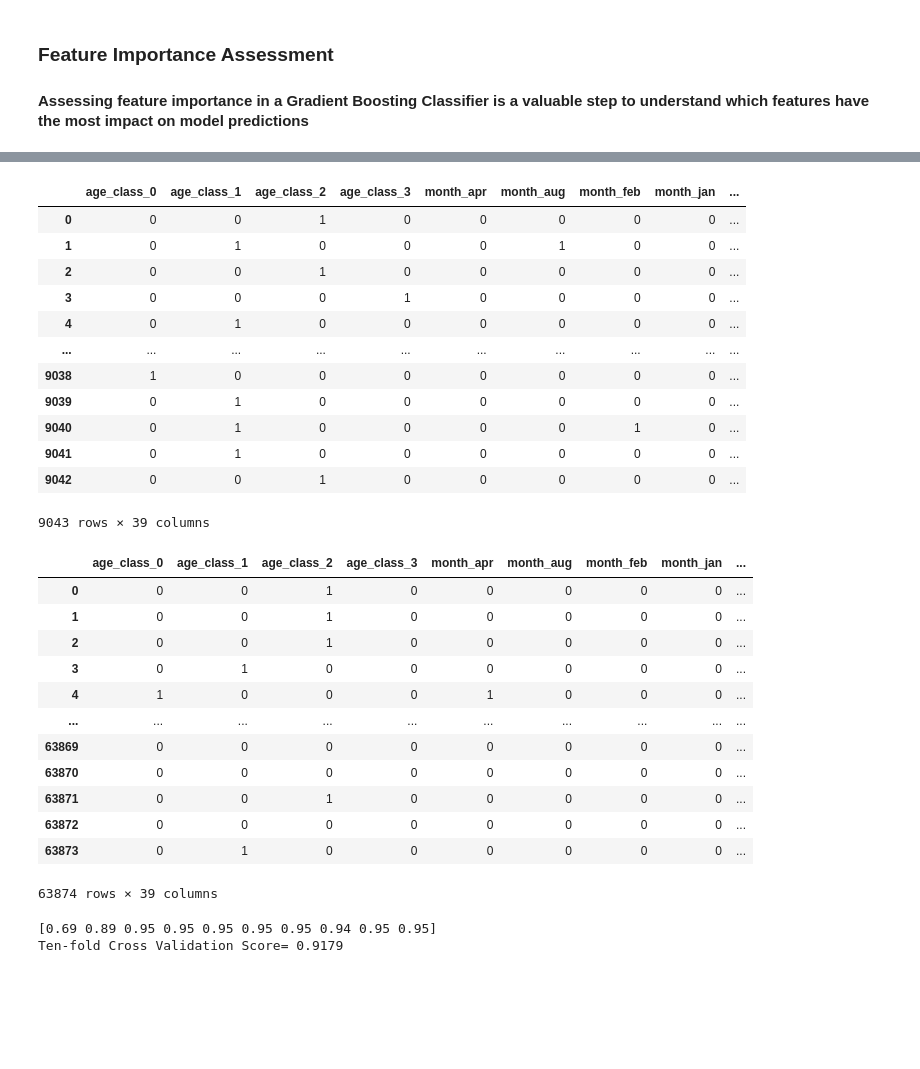
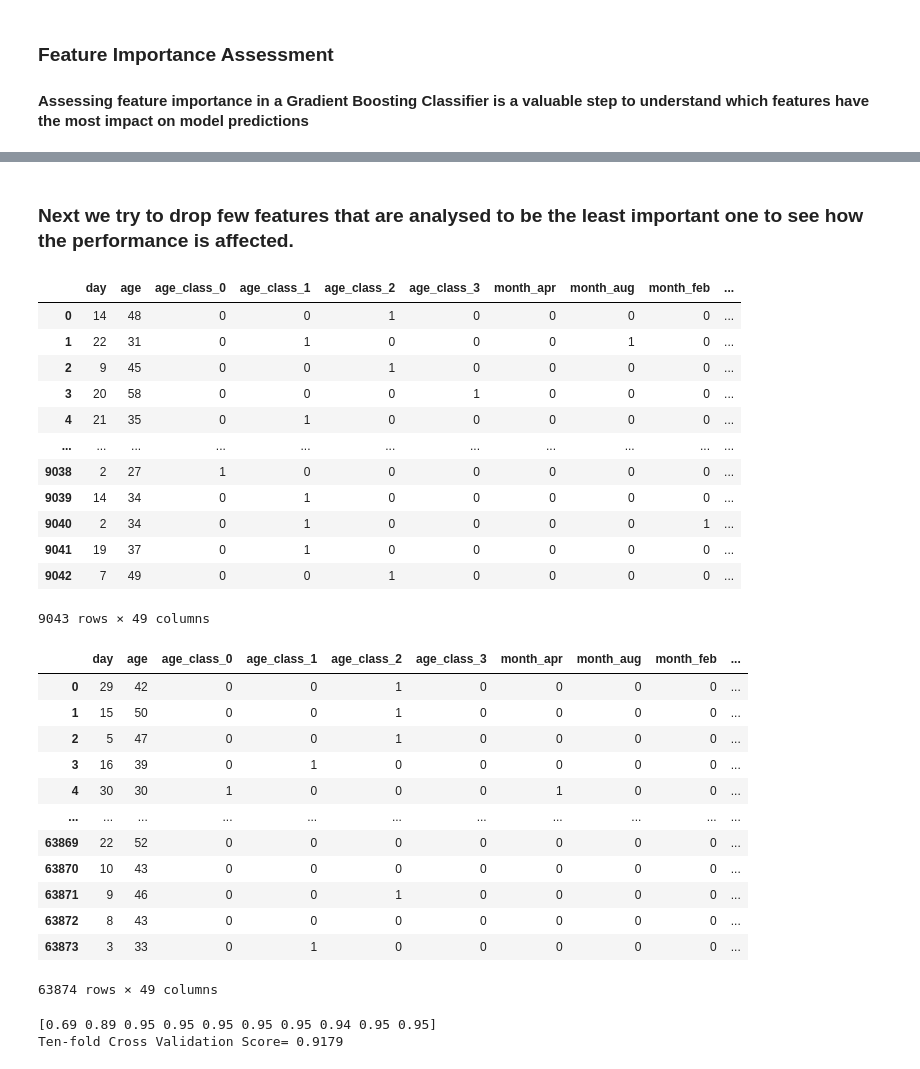
Before and after one commit to SamXu1018/DSA5101-Project, a Jupyter notebook: Ensemble_Method_model_v3.ipynb, the cells around one changed output, grey strips where cells are left out. Cells and saved outputs as stored; diff of their text form; code cells hidden in the pictures; blank space fills up the shorter version.

```diff
--- a/Ensemble_Method_model_v3.ipynb
+++ b/Ensemble_Method_model_v3.ipynb
@@ -184,38 +173,40 @@ array([ 7, 10, 41, 35,  6, 37, 19, 33, 29, 32, 42, 30, 20,  0,  1, 15, 50,
        22, 23, 48], dtype=int64)
+# %% [markdown]
+### Next we try to drop few features that are analysed to be the least important one to see how the performance is affected.
 # %%
 x_test_FIA = x_test
-x_test_FIA.drop(x_test_FIA.columns[[7, 10, 41, 35,  6, 37, 19, 33, 29, 32, 42, 30, 20,  0,  1]],axis=1)
+x_test_FIA.drop(x_test_FIA.columns[[7, 10, 41, 35,  6]],axis=1)
 # %% [output]
-|  | age_class_0 | age_class_1 | age_class_2 | age_class_3 | month_apr | month_aug | month_feb | month_jan | ... |
-| 0 | 0 | 0 | 1 | 0 | 0 | 0 | 0 | 0 | ... |
-| 1 | 0 | 1 | 0 | 0 | 0 | 1 | 0 | 0 | ... |
-| 2 | 0 | 0 | 1 | 0 | 0 | 0 | 0 | 0 | ... |
-| 3 | 0 | 0 | 0 | 1 | 0 | 0 | 0 | 0 | ... |
-| 4 | 0 | 1 | 0 | 0 | 0 | 0 | 0 | 0 | ... |
-| ... | ... | ... | ... | ... | ... | ... | ... | ... | ... |
-| 9038 | 1 | 0 | 0 | 0 | 0 | 0 | 0 | 0 | ... |
-| 9039 | 0 | 1 | 0 | 0 | 0 | 0 | 0 | 0 | ... |
-| 9040 | 0 | 1 | 0 | 0 | 0 | 0 | 1 | 0 | ... |
-| 9041 | 0 | 1 | 0 | 0 | 0 | 0 | 0 | 0 | ... |
-| 9042 | 0 | 0 | 1 | 0 | 0 | 0 | 0 | 0 | ... |
+|  | day | age | age_class_0 | age_class_1 | age_class_2 | age_class_3 | month_apr | month_aug | month_feb | ... |
+| 0 | 14 | 48 | 0 | 0 | 1 | 0 | 0 | 0 | 0 | ... |
+| 1 | 22 | 31 | 0 | 1 | 0 | 0 | 0 | 1 | 0 | ... |
+| 2 | 9 | 45 | 0 | 0 | 1 | 0 | 0 | 0 | 0 | ... |
+| 3 | 20 | 58 | 0 | 0 | 0 | 1 | 0 | 0 | 0 | ... |
+| 4 | 21 | 35 | 0 | 1 | 0 | 0 | 0 | 0 | 0 | ... |
+| ... | ... | ... | ... | ... | ... | ... | ... | ... | ... | ... |
+| 9038 | 2 | 27 | 1 | 0 | 0 | 0 | 0 | 0 | 0 | ... |
+| 9039 | 14 | 34 | 0 | 1 | 0 | 0 | 0 | 0 | 0 | ... |
+| 9040 | 2 | 34 | 0 | 1 | 0 | 0 | 0 | 0 | 1 | ... |
+| 9041 | 19 | 37 | 0 | 1 | 0 | 0 | 0 | 0 | 0 | ... |
+| 9042 | 7 | 49 | 0 | 0 | 1 | 0 | 0 | 0 | 0 | ... |
-9043 rows × 39 columns
+9043 rows × 49 columns
 # %%
 x_train_FIA = x_train
-x_train_FIA.drop(x_train_FIA.columns[[7, 10, 41, 35,  6, 37, 19, 33, 29, 32, 42, 30, 20,  0,  1]],axis=1)
+x_train_FIA.drop(x_train_FIA.columns[[7, 10, 41, 35,  6]],axis=1)
 # %% [output]
-|  | age_class_0 | age_class_1 | age_class_2 | age_class_3 | month_apr | month_aug | month_feb | month_jan | ... |
-| 0 | 0 | 0 | 1 | 0 | 0 | 0 | 0 | 0 | ... |
-| 1 | 0 | 0 | 1 | 0 | 0 | 0 | 0 | 0 | ... |
-| 2 | 0 | 0 | 1 | 0 | 0 | 0 | 0 | 0 | ... |
-| 3 | 0 | 1 | 0 | 0 | 0 | 0 | 0 | 0 | ... |
-| 4 | 1 | 0 | 0 | 0 | 1 | 0 | 0 | 0 | ... |
-| ... | ... | ... | ... | ... | ... | ... | ... | ... | ... |
-| 63869 | 0 | 0 | 0 | 0 | 0 | 0 | 0 | 0 | ... |
-| 63870 | 0 | 0 | 0 | 0 | 0 | 0 | 0 | 0 | ... |
-| 63871 | 0 | 0 | 1 | 0 | 0 | 0 | 0 | 0 | ... |
-| 63872 | 0 | 0 | 0 | 0 | 0 | 0 | 0 | 0 | ... |
-| 63873 | 0 | 1 | 0 | 0 | 0 | 0 | 0 | 0 | ... |
+|  | day | age | age_class_0 | age_class_1 | age_class_2 | age_class_3 | month_apr | month_aug | month_feb | ... |
+| 0 | 29 | 42 | 0 | 0 | 1 | 0 | 0 | 0 | 0 | ... |
+| 1 | 15 | 50 | 0 | 0 | 1 | 0 | 0 | 0 | 0 | ... |
+| 2 | 5 | 47 | 0 | 0 | 1 | 0 | 0 | 0 | 0 | ... |
+| 3 | 16 | 39 | 0 | 1 | 0 | 0 | 0 | 0 | 0 | ... |
+| 4 | 30 | 30 | 1 | 0 | 0 | 0 | 1 | 0 | 0 | ... |
+| ... | ... | ... | ... | ... | ... | ... | ... | ... | ... | ... |
+| 63869 | 22 | 52 | 0 | 0 | 0 | 0 | 0 | 0 | 0 | ... |
+| 63870 | 10 | 43 | 0 | 0 | 0 | 0 | 0 | 0 | 0 | ... |
+| 63871 | 9 | 46 | 0 | 0 | 1 | 0 | 0 | 0 | 0 | ... |
+| 63872 | 8 | 43 | 0 | 0 | 0 | 0 | 0 | 0 | 0 | ... |
+| 63873 | 3 | 33 | 0 | 1 | 0 | 0 | 0 | 0 | 0 | ... |
-63874 rows × 39 columns
+63874 rows × 49 columns
 # %%
 model = GradientBoostingClassifier(n_estimators = 200, min_samples_split = 4,
                                    min_samples_leaf = 2, max_depth = 6, learning_rate = 0.01)
```
Also changed, not shown: parts of 15 cells of this notebook.
